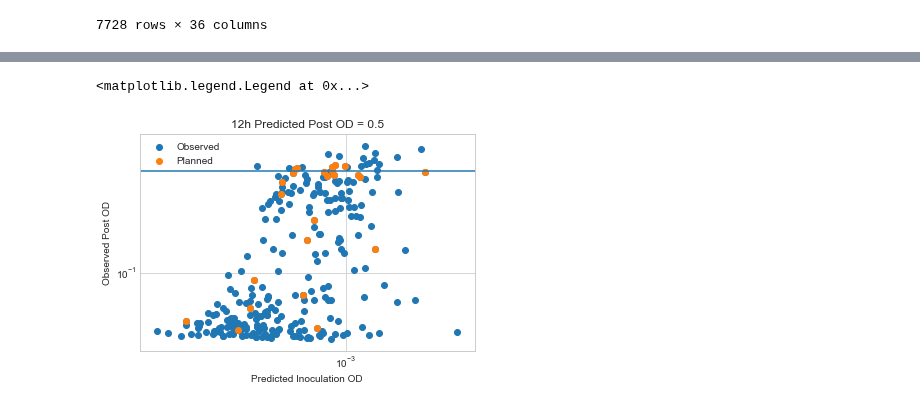
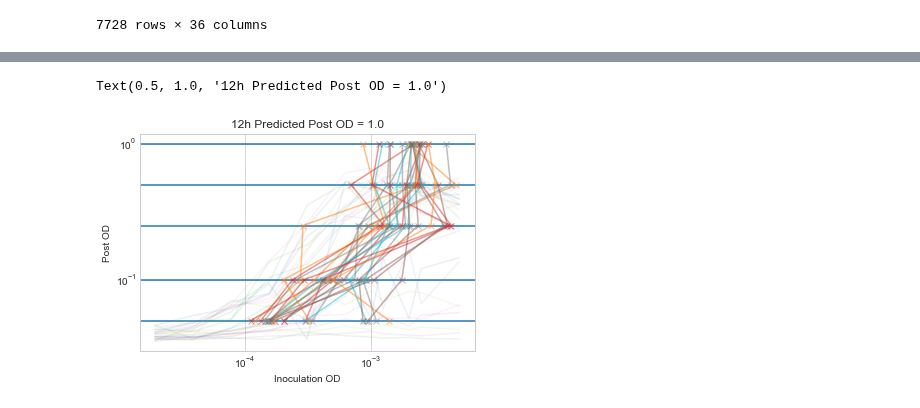
Before and after one commit to SD2E/pysd2cat, a Jupyter notebook: notebooks/OD_prediction.ipynb, the cells around one changed output, grey strips where cells are left out. Cells and saved outputs as stored; diff of their text form; code cells hidden in the pictures.

Commit message:
cleanedup od predictions

```diff
--- a/notebooks/OD_prediction.ipynb
+++ b/notebooks/OD_prediction.ipynb
@@ -48,3 +61,3 @@ array(['standard_media'], dtype=object)
 # %%
-predictions = od_predictor.predict(dft, dfp)
+predictions = od_predictor.predict(df1, dfp)
 # %% [output]
@@ -72,17 +80,0 @@ Run finished at 11:45:39. Total run time = 2.30 seconds
-# %%
-import math
-
-target = 0.5
-
-predictions['distance'] = predictions.apply(lambda x: abs(x['post_od_raw'] - target), axis=1)
-#predictions.sort_values(['distance'])
-# %%
-#selections = predictions.groupby(['strain']).agg({'distance' : [min],
-#                                                  'od_predictions' : ['first']})
-#selections = selections.reset_index()
-selections = predictions.loc[predictions.groupby('SynBioHub URI')['distance'].idxmin()]
-#selections.columns = ['_'.join(col).strip() for col in selections.columns.values]
-#selections = selections.drop(columns=['distance_min']).rename(columns={'od_predictions_first' : 'od'}).reset_index()
-selections.to_csv('strain_inoculation_od.csv')
-selections.set_index('SynBioHub URI').to_dict()['od_predictions']
-#selections
@@ -107,17 +81,34 @@ selections.set_index('SynBioHub URI').to_dict()['od_predictions']
-# %%
-%matplotlib inline
-import matplotlib.pyplot as plt
-plt.style.use('seaborn-whitegrid')
-import numpy as np
-plt.xscale('log')
-plt.yscale('log')
-plt.axhline(target)
-plt.xlabel("Predicted Inoculation OD")
-plt.ylabel("Observed Post OD")
-plt.title("12h Predicted Post OD = " + str(target))
-plt.scatter(predictions['od_predictions'], predictions['post_od_raw'], label='Observed');
-plt.scatter(selections['od_predictions'], selections['post_od_raw'], label='Planned');
-plt.legend()
-# %% [output]
-<matplotlib.legend.Legend at 0x...>
-[figure, removed]
+# %%
+%matplotlib inline
+import matplotlib.pyplot as plt
+plt.style.use('seaborn-whitegrid')
+import numpy as np
+
+strains = selections['SynBioHub URI'].unique()
+
+data=df1.loc[df1['inc_time_2'] == duration]
+
+for target in targets:
+    plt.axhline(target)
+
+for strain in strains:
+    p = data.loc[data['SynBioHub URI'] == strain]
+    p = p.sort_values(['od'], ascending=True)
+    plt.plot(p['od'], p['post_od_raw'], label=strain,alpha=0.1);
+
+
+    s = predictions.loc[(predictions['SynBioHub URI'] == strain)  ]
+    s = s.sort_values(['post_od_raw'], ascending=True)
+    plt.plot(s['od_predictions'], s['post_od_raw'], label=None,  marker='x', alpha=0.5);
+
+
+
+    #plt.legend()
+plt.xscale('log')
+plt.yscale('log')
+plt.xlabel("Inoculation OD")
+plt.ylabel("Post OD")
+plt.title(str(duration) + "h Predicted Post OD = " + str(target))
+# %% [output]
+Text(0.5, 1.0, '12h Predicted Post OD = 1.0')
+[figure, added]
```
Also changed, not shown: parts of 6 cells of this notebook, 1 other file.
